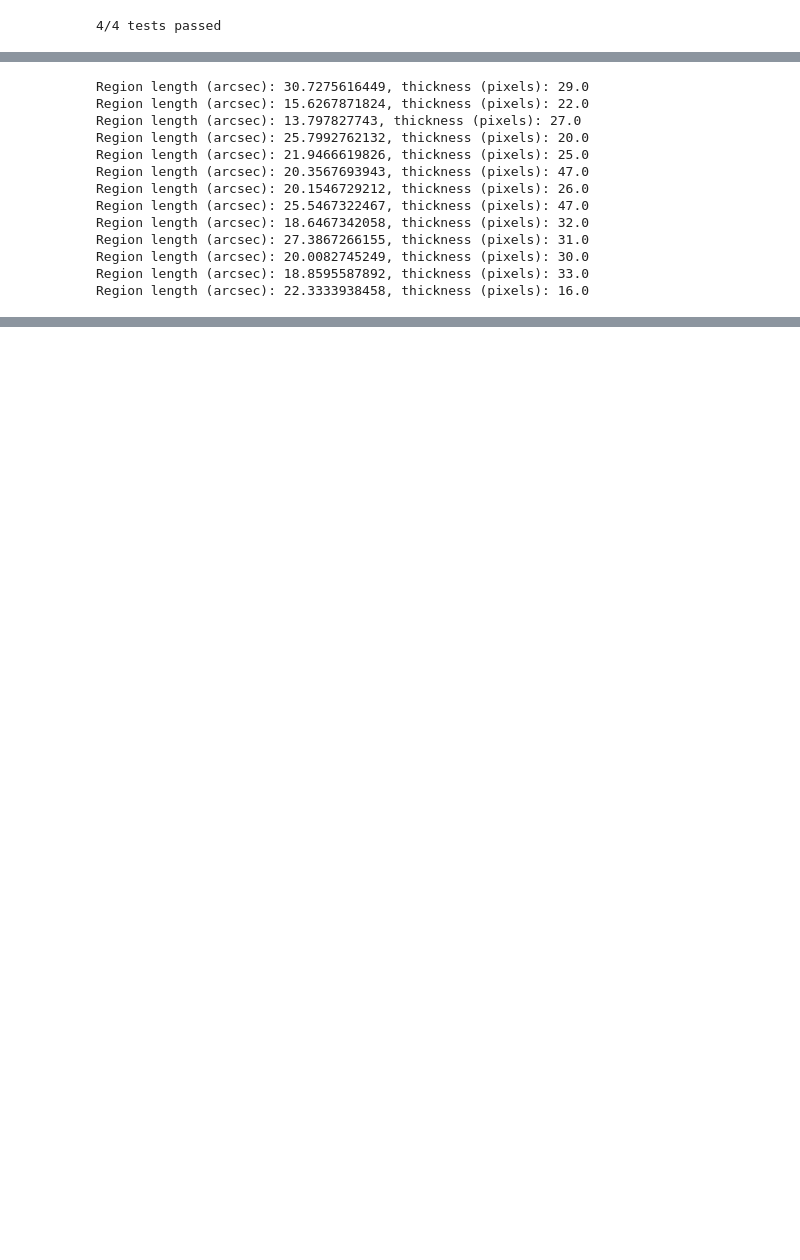
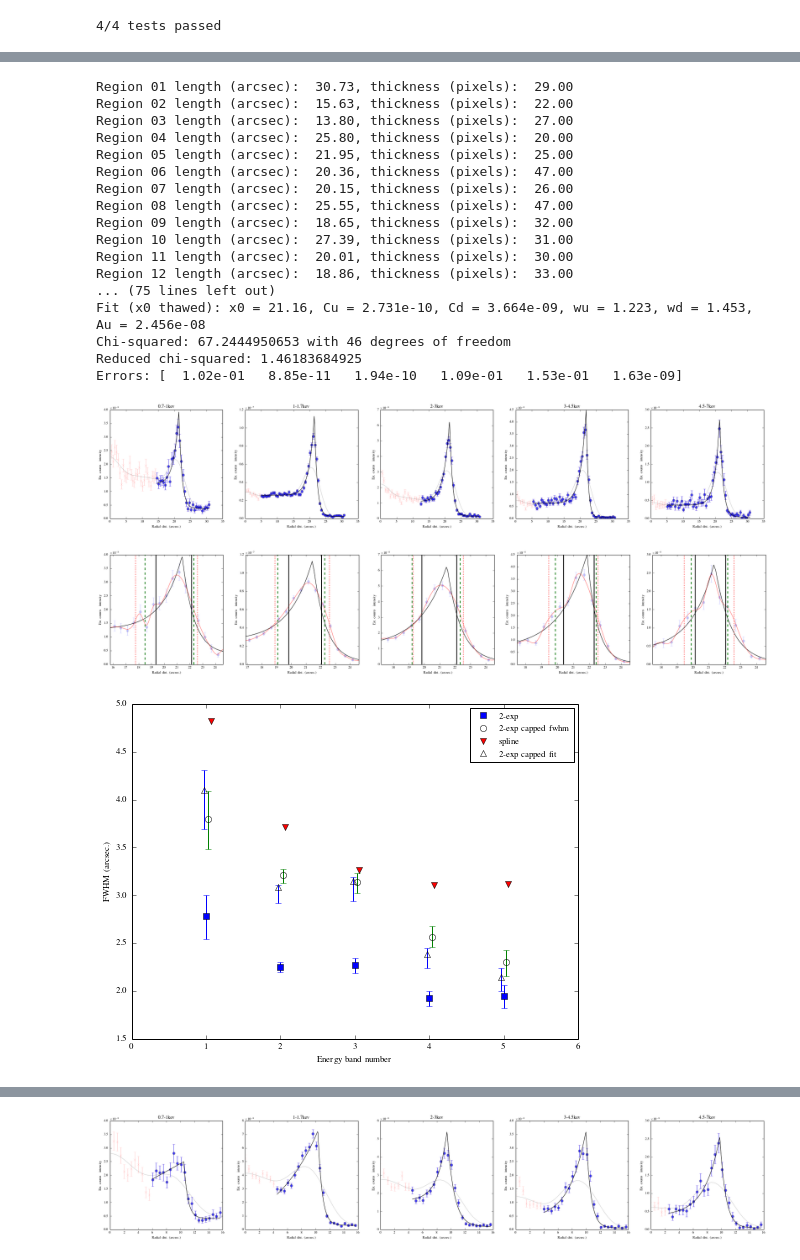
Before and after one commit to aarontran/snr-filaments, a Jupyter notebook: code-profiles/profile_process.ipynb, the cells around one changed output, grey strips where cells are left out. Cells and saved outputs as stored; diff of their text form; code cells hidden in the pictures; blank space fills up the shorter version.

```diff
--- a/code-profiles/profile_process.ipynb
+++ b/code-profiles/profile_process.ipynb
@@ -505,8 +338,8 @@ def fit_2exp_dec(x, y, y_err):
 def fit_2exp_simp(x, y, y_err):
     """FIT THE PROFILE"""
 
-    # Call signature: two_exp_function_simp(x, x0, Cu, Cd, wu, wd, Au)
-    f = two_exp_function_simp
+    # Call signature: ff.two_exp_simp(x, x0, Cu, Cd, wu, wd, Au)
+    f = ff.two_exp_simp
 
     pars = ['x0', 'Cu', 'Cd', 'wu', 'wd', 'Au']
     prnt_pars = [par + ' = {:5.4g}, ' for par in pars]
@@ -576,7 +409,7 @@ def fit_2exp_simp_cap(x, y, y_err, hcap):
         def f_help(x, x0,Cu,Cd,wu,wd,Au):
             if Au+Cu > hcap * np.amax(y):
                 return 1e20
-            return two_exp_function_simp(x, x0,Cu,Cd,wu,wd,Au)
+            return ff.two_exp_simp(x, x0,Cu,Cd,wu,wd,Au)
         f_vec = np.vectorize(f_help)
         return f_vec(x, x0,Cu,Cd,wu,wd,Au)
 
@@ -594,8 +427,8 @@ def fit_2exp_simp_cap(x, y, y_err, hcap):
     # Freeze: x0
     x0 = x[np.argmax(y)]
     # Free parameters: Cu, Cd, wu, wd, Au
-    Cu = np.mean(y_fit[-3:])  # The obvious guess
-    Cd = np.mean(y_fit[:3]) / 3.  # Usually shoots under trough
+    Cu = np.mean(y[-3:])  # The obvious guess
+    Cd = np.mean(y[:3]) / 3.  # Usually shoots under trough
     wu = 0.5  # Upstream width
     wd = 2.5  # Downstream width
     Au = np.amax(y)/3.  # Upstream amplitude
@@ -1123,7 +958,7 @@ def get_stretch_limits(x, y, y_err, f, pars, xmax):
     return xi_bound_neg, xi_bound_pos
 
 
-def get_fwhm_limits(fwhm, fwhm_left, fwhm_right, xi_neg, xi_pos):
+def get_fwhm_errs(fwhm, fwhm_left, fwhm_right, xi_neg, xi_pos, x0):
     """FWHM limits based on stretch limits (in x-coordinate only)
     Applies an inverse stretch operation to transform
     old coordinates to new coordinates
@@ -1135,15 +970,16 @@ def get_fwhm_limits(fwhm, fwhm_left, fwhm_right, xi_neg, xi_pos):
         fwhm: fwhm
         fwhm_a, fwhm_b: x coordinate bounds on fwhm location
         xi_neg, xi_pos: some confidence limits on xi
+        x0: center for xi-stretch
     Output:
-        fwhm_lims
+        errors on FWHM
     """
     intrv = np.array([fwhm_left, fwhm_right])
 
-    min_intrv = inv_stretch_x(intrv, xi_pos, xmax)
+    min_intrv = inv_stretch_x(intrv, xi_pos, x0)
     fwhm_min = min_intrv[1] - min_intrv[0]
 
-    max_intrv = inv_stretch_x(intrv, xi_neg, xmax)
+    max_intrv = inv_stretch_x(intrv, xi_neg, x0)
     fwhm_max = max_intrv[1] - max_intrv[0]
 
     err_neg = fwhm - fwhm_min
@@ -1157 +991,12 @@ Forthcoming, if any code/methods can be factored out!
+# %%
+def get_fwhm_all(x, y, y_err, f, pars, y_cap=None):
+    """After running a fit routine, compute useful numbers associated with FWHM"""
+    x0 = x[np.argmax(y)]
+    xmax = find_fmax(x0-5, x0+5, f, pars)  # Search within +/- 5 arcsec. of x0 -- empirical MAGIC NUMBER
+    # Note that this is the FUNCTION's xmax, not the DATA xmax
+    fwhm, fwhm_a, fwhm_b = get_fwhm(np.amin(x), np.amax(x), f, pars, x_max=xmax, y_cap=y_cap)
+    xi_neg, xi_pos = get_stretch_limits(x, y, y_err, f, pars, xmax)
+    fwhm_errs = get_fwhm_errs(fwhm, fwhm_a, fwhm_b, xi_neg, xi_pos, xmax)
+
+    return fwhm, (fwhm_a, fwhm_b), fwhm_errs
 # %% [markdown]
@@ -1249,30 +1235,48 @@ Read in the data and supporting information
 # %%
 ## Can also change label to 1-1.7kev vs. 1-2kev
 # labels = ['0.7-1kev', '1-1.7kev', '2-7kev']  ## 3 BAND
 # labels = ['0.7-1kev', '1-1.7kev', '2-4kev', '4-7kev']  ## 4 BAND
 labels = ['0.7-1kev', '1-1.7kev', '2-3kev', '3-4.5kev', '4.5-7kev']  ## 5 BAND
 
-lowerE = {}  # Lower energy limits for each filament
+## Can also supply manually, esp. if labels are not of form r'[0-9\.]+\-[0-9\.]+kev'
+lowerE = {}  # Lower energy limits for each energy band
+highE = {}  # Higher energy limits for each energy band  (i.e., same as lower limits but shifted)
 for lab in labels:
     lowerE[lab] = float(re.split(r'-', lab)[0])
+    highE[lab] = float(re.split(r'[-k]', lab)[1])
 
-flmt_regs = {'A':[1,10,11,12,13], 'B':[2,3], 'C':[4,5], 'D':[6,7], 'E':[8,9]}  # SPECIFIC to good-4-ext regions
+## Idenfity regions with filaments -- change this depending on the regions being used
+flmt_regs = {'1':[1,10,11,12,13], '2':[2,3], '3':[4,5], '4':[6,7], '5':[8,9]}  # regions-good-4-ext.reg
 
 regions = init_region_dict('../data/regions-good-4-ext.physreg',
                            '../data/profiles/good-4-ext/prf',
                            '../data/profiles/good-4-ext/prf-cts',
                            labels)
+
+print ''
+
+for n in regions.keys():
+    print 'Region {:02d}'.format(n)
+    print '========='
+    fill_region_dict(regions[n])  # Called by itself, will modify the dict entries
 # %% [output]
-Region length (arcsec): 30.7275616449, thickness (pixels): 29.0
-Region length (arcsec): 15.6267871824, thickness (pixels): 22.0
-Region length (arcsec): 13.797827743, thickness (pixels): 27.0
-Region length (arcsec): 25.7992762132, thickness (pixels): 20.0
-Region length (arcsec): 21.9466619826, thickness (pixels): 25.0
-Region length (arcsec): 20.3567693943, thickness (pixels): 47.0
-Region length (arcsec): 20.1546729212, thickness (pixels): 26.0
-Region length (arcsec): 25.5467322467, thickness (pixels): 47.0
-Region length (arcsec): 18.6467342058, thickness (pixels): 32.0
-Region length (arcsec): 27.3867266155, thickness (pixels): 31.0
-Region length (arcsec): 20.0082745249, thickness (pixels): 30.0
-Region length (arcsec): 18.8595587892, thickness (pixels): 33.0
-Region length (arcsec): 22.3333938458, thickness (pixels): 16.0
+Region 01 length (arcsec):  30.73, thickness (pixels):  29.00
+Region 02 length (arcsec):  15.63, thickness (pixels):  22.00
+Region 03 length (arcsec):  13.80, thickness (pixels):  27.00
+Region 04 length (arcsec):  25.80, thickness (pixels):  20.00
+Region 05 length (arcsec):  21.95, thickness (pixels):  25.00
+Region 06 length (arcsec):  20.36, thickness (pixels):  47.00
+Region 07 length (arcsec):  20.15, thickness (pixels):  26.00
+Region 08 length (arcsec):  25.55, thickness (pixels):  47.00
+Region 09 length (arcsec):  18.65, thickness (pixels):  32.00
+Region 10 length (arcsec):  27.39, thickness (pixels):  31.00
+Region 11 length (arcsec):  20.01, thickness (pixels):  30.00
+Region 12 length (arcsec):  18.86, thickness (pixels):  33.00
+... (75 lines left out)
+Fit (x0 thawed): x0 = 21.16, Cu = 2.731e-10, Cd = 3.664e-09, wu = 1.223, wd = 1.453, Au = 2.456e-08
+Chi-squared: 67.2444950653 with 46 degrees of freedom
+Reduced chi-squared: 1.46183684925
+Errors: [  1.02e-01   8.85e-11   1.94e-10   1.09e-01   1.53e-01   1.63e-09]
+[figure, added]
+[figure, added]
+[figure, added]
@@ -1278,0 +1300 @@ Region length (arcsec): 22.3333938458, thickness (pixels): 16.0
+[figure, added]
```
Also changed, not shown: parts of 79 cells of this notebook, 30 other files.
